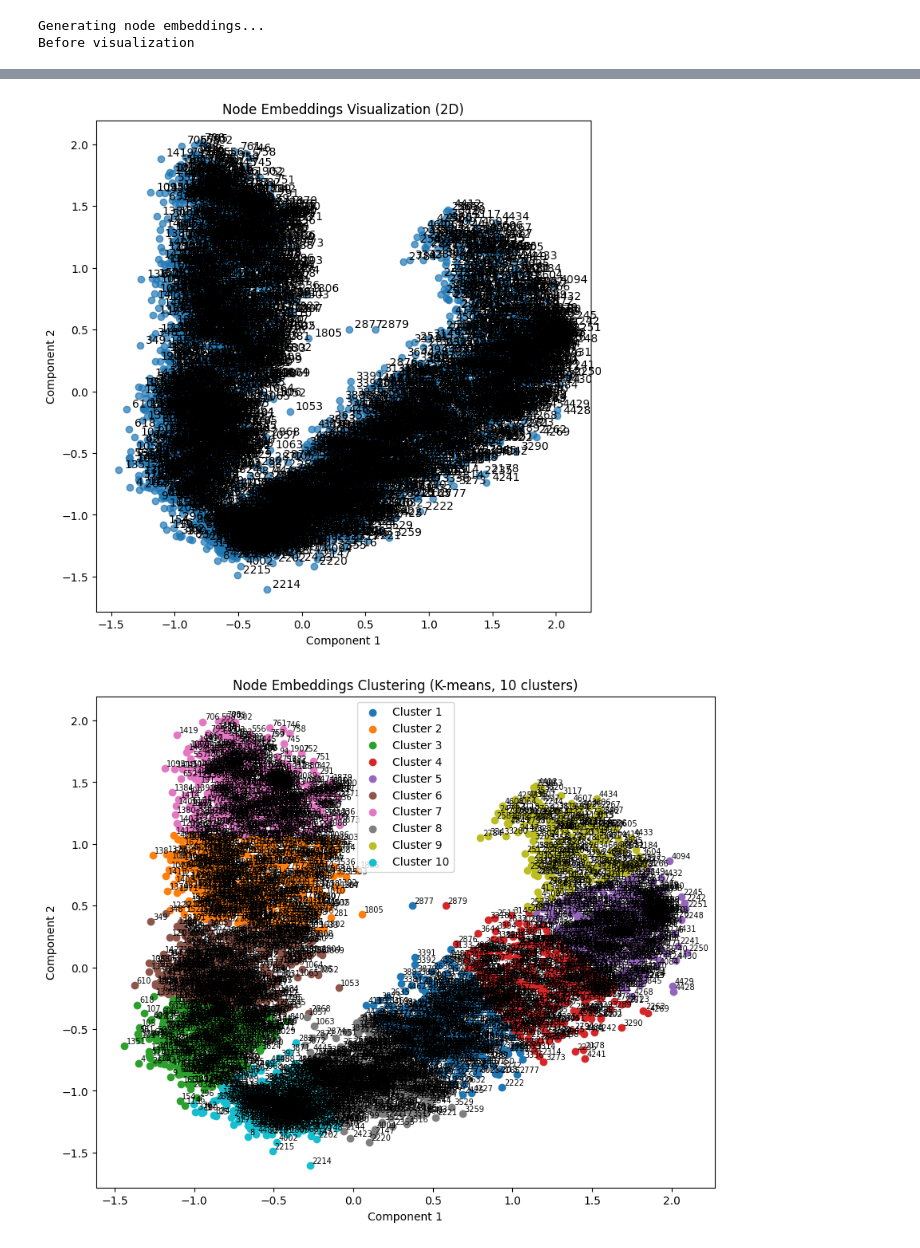
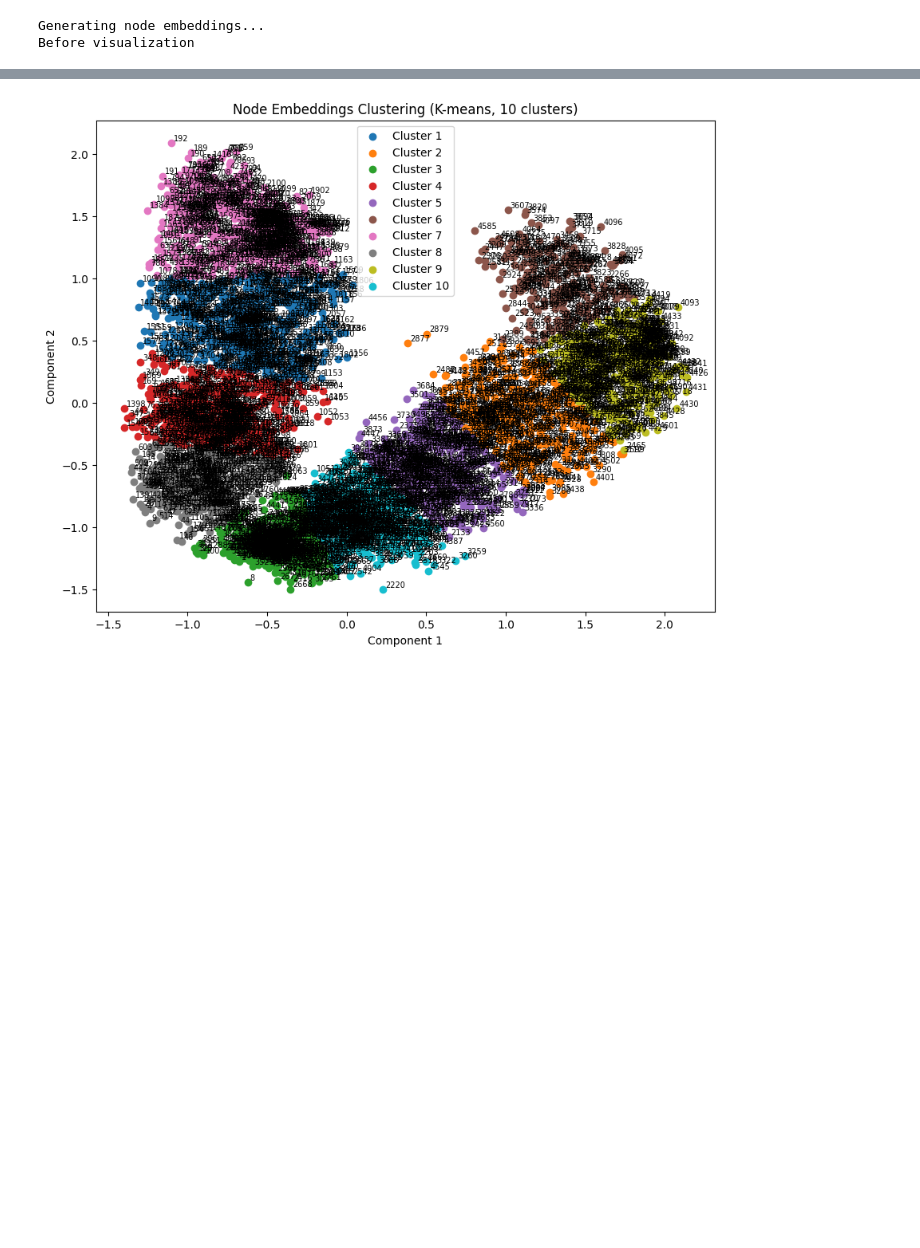
Before and after one commit to jakubbanach/LogicFormulas, a Jupyter notebook: embeddings.ipynb, the cells around one changed output, grey strips where cells are left out. Drawn from its saved outputs; the diff is of its cells as text; code cells hidden in the pictures; blank space fills up the shorter version.

```diff
--- a/embeddings.ipynb
+++ b/embeddings.ipynb
@@ -39,6 +36,18 @@ def generate_node_embeddings(G):
     print("Generating node embeddings...")
     model = node2vec.fit(window=10, min_count=1, batch_words=4)
     return model
+# %%
+def operations(model, graph, num_clusters=3):
+    node_ids = list(graph.nodes)
+    node_embeddings = [model.wv[str(node_id)] for node_id in node_ids]
+
+    pca = PCA(n_components=2)
+    embeddings_2d = pca.fit_transform(node_embeddings)
+
+    kmeans = KMeans(n_clusters=num_clusters, random_state=42)
+    cluster_labels = kmeans.fit_predict(embeddings_2d)
+
+    return node_ids, embeddings_2d, cluster_labels
 # %%
 def visualize_node_embeddings(model):
     node_ids = model.wv.index_to_key
@@ -86,21 +67,17 @@ def visualize_node_embeddings_with_edges(model, graph):
 # %%
-def cluster_and_visualize_node_embeddings(model, graph, num_clusters=3):
-    node_ids = list(graph.nodes)
-    node_embeddings = [model.wv[str(node_id)] for node_id in node_ids]
-
-    pca = PCA(n_components=2)
-    embeddings_2d = pca.fit_transform(node_embeddings)
-
-    kmeans = KMeans(n_clusters=num_clusters, random_state=42)
-    cluster_labels = kmeans.fit_predict(embeddings_2d)
+def visualize_cluster_node_embeddings(model, graph, num_clusters=3, selected = None):
+    node_ids, embeddings_2d, cluster_labels = operations(model, graph, num_clusters)
 
     plt.figure(figsize=(10, 8))
     for i in range(num_clusters):
         cluster_points = embeddings_2d[cluster_labels == i]
-        plt.scatter(cluster_points[:, 0], cluster_points[:, 1], label=f'Cluster {i+1}')
+        if selected is None or i == selected-1:
+            plt.scatter(cluster_points[:, 0], cluster_points[:, 1], label=f'Cluster {i + 1}')
 
-    for i, txt in enumerate(node_ids):
-        plt.annotate(txt, (embeddings_2d[i, 0], embeddings_2d[i, 1]), xytext=(2, 2), textcoords='offset points', fontsize=7)
+            if selected is None or i == selected-1:
+                for j, txt in enumerate(node_ids):
+                    if cluster_labels[j] == i:
+                        plt.annotate(txt, (embeddings_2d[j, 0], embeddings_2d[j, 1]), xytext=(2, 2), textcoords='offset points', fontsize=7)
 
     plt.title(f'Node Embeddings Clustering (K-means, {num_clusters} clusters)')
     plt.xlabel('Component 1')
@@ -116,8 +142,9 @@ G = adding_to_graph(clauses)
 print(num_vars)
 node_embeddings_model = generate_node_embeddings(G)
 print("Before visualization")
-visualize_node_embeddings(node_embeddings_model)
-cluster_and_visualize_node_embeddings(node_embeddings_model, G, num_clusters=10)
+# visualize_node_embeddings(node_embeddings_model)
+visualize_cluster_node_embeddings(node_embeddings_model, G, num_clusters=10)
+# visualize_interactive(node_embeddings_model, G, num_clusters=10)
 # %% [output]
 4614
 Generating node embeddings...
@@ -125,2 +153 @@ Before visualization
-[figure, old version]
+[figure, new version]
-[figure, removed]
```
Also changed, not shown: parts of 6 cells of this notebook.
